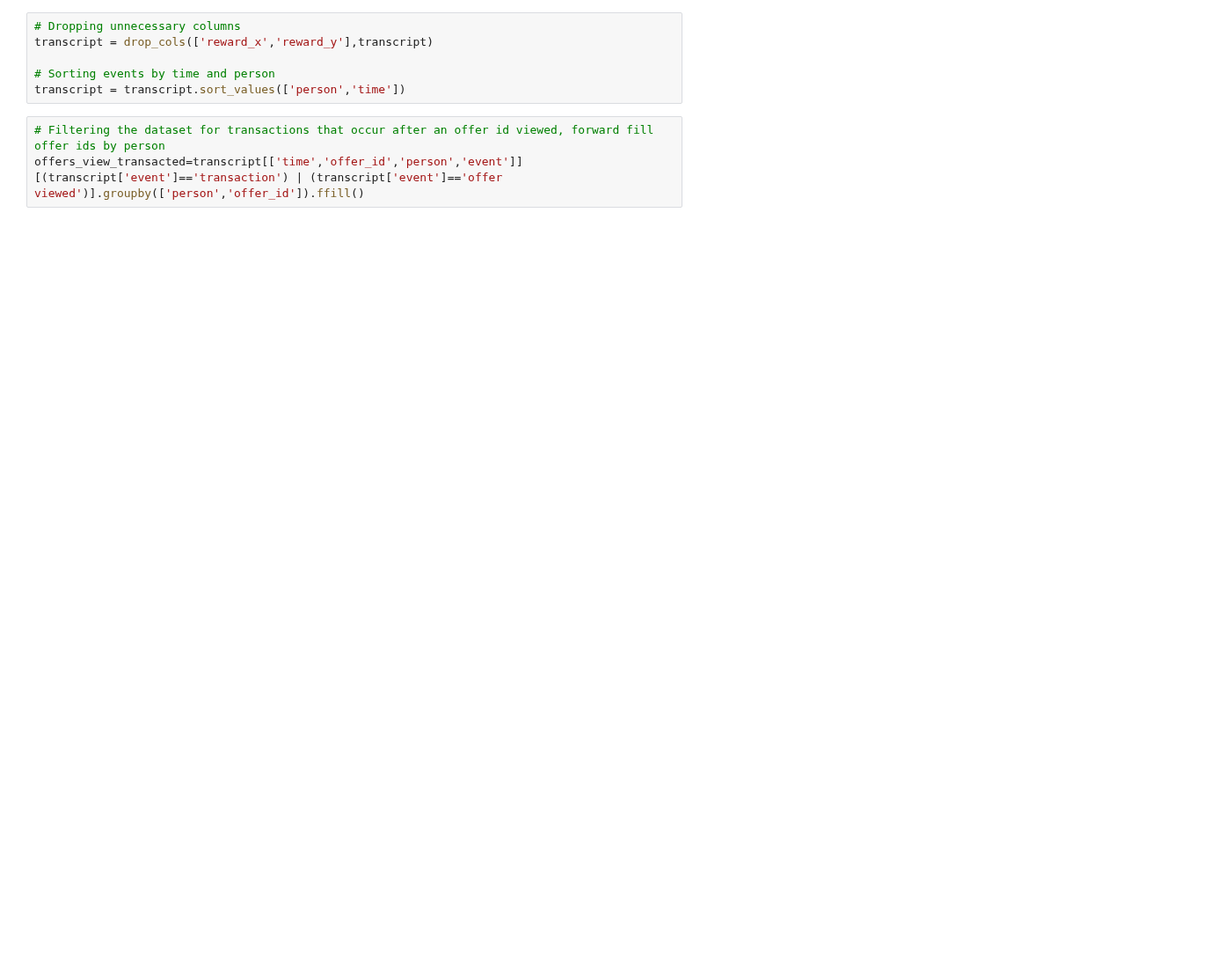
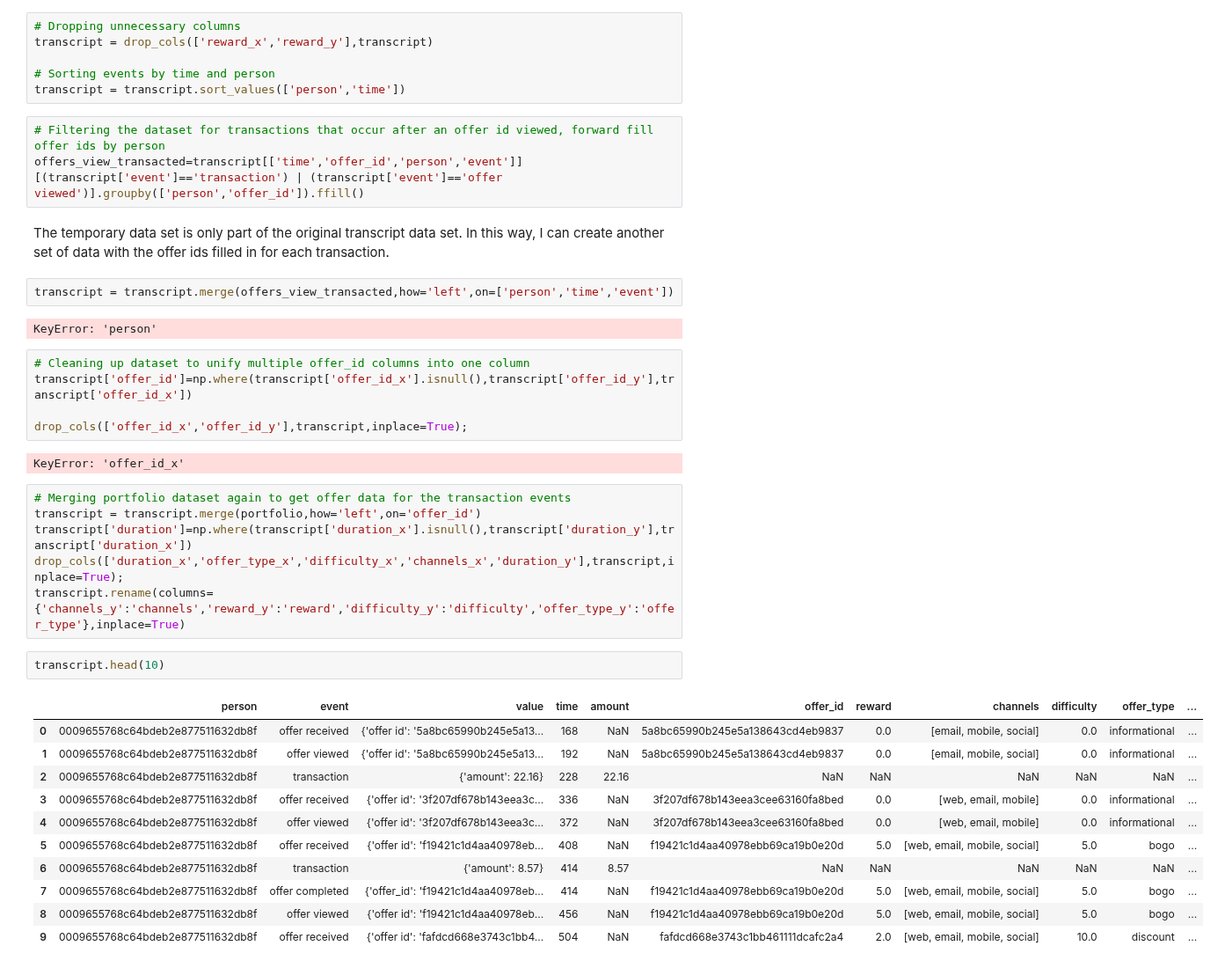
Before and after one commit to HenriqueMartinsPrado/Data-Scientist-Nano-Degree-Udacity, a Jupyter notebook: Capstone Project/StartBucks Project/Starbucks_Capstone_notebook.ipynb, the cells around one changed output. Shown at 88% size. Drawn from its saved outputs; the diff is of its cells as text; blank space fills up the shorter version.

Commit message:
Starbucks Capstone Project - Data Prep

```diff
--- a/Capstone Project/StartBucks Project/Starbucks_Capstone_notebook.ipynb
+++ b/Capstone Project/StartBucks Project/Starbucks_Capstone_notebook.ipynb
@@ -493,3 +493,36 @@ transcript = transcript.sort_values(['person','time'])
 # %%
 # Filtering the dataset for transactions that occur after an offer id viewed, forward fill offer ids by person
 offers_view_transacted=transcript[['time','offer_id','person','event']][(transcript['event']=='transaction') | (transcript['event']=='offer viewed')].groupby(['person','offer_id']).ffill()
+# %% [markdown]
+The temporary data set is only part of the original transcript data set. In this way, I can create another set of data with the offer ids filled in for each transaction.
+# %%
+transcript = transcript.merge(offers_view_transacted,how='left',on=['person','time','event'])
+# %% [output]
+KeyError: 'person'
+# %%
+# Cleaning up dataset to unify multiple offer_id columns into one column
+transcript['offer_id']=np.where(transcript['offer_id_x'].isnull(),transcript['offer_id_y'],transcript['offer_id_x'])
+
+drop_cols(['offer_id_x','offer_id_y'],transcript,inplace=True);
+# %% [output]
+KeyError: 'offer_id_x'
+# %%
+# Merging portfolio dataset again to get offer data for the transaction events
+transcript = transcript.merge(portfolio,how='left',on='offer_id')
+transcript['duration']=np.where(transcript['duration_x'].isnull(),transcript['duration_y'],transcript['duration_x'])
+drop_cols(['duration_x','offer_type_x','difficulty_x','channels_x','duration_y'],transcript,inplace=True);
+transcript.rename(columns={'channels_y':'channels','reward_y':'reward','difficulty_y':'difficulty','offer_type_y':'offer_type'},inplace=True)
+# %%
+transcript.head(10)
+# %% [output]
+|  | person | event | value | time | amount | offer_id | reward | channels | difficulty | offer_type | ... |
+| 0 | 0009655768c64bdeb2e877511632db8f | offer received | {'offer id': '5a8bc65990b245e5a13... | 168 | NaN | 5a8bc65990b245e5a138643cd4eb9837 | 0.0 | [email, mobile, social] | 0.0 | informational | ... |
+| 1 | 0009655768c64bdeb2e877511632db8f | offer viewed | {'offer id': '5a8bc65990b245e5a13... | 192 | NaN | 5a8bc65990b245e5a138643cd4eb9837 | 0.0 | [email, mobile, social] | 0.0 | informational | ... |
+| 2 | 0009655768c64bdeb2e877511632db8f | transaction | {'amount': 22.16} | 228 | 22.16 | NaN | NaN | NaN | NaN | NaN | ... |
+| 3 | 0009655768c64bdeb2e877511632db8f | offer received | {'offer id': '3f207df678b143eea3c... | 336 | NaN | 3f207df678b143eea3cee63160fa8bed | 0.0 | [web, email, mobile] | 0.0 | informational | ... |
+| 4 | 0009655768c64bdeb2e877511632db8f | offer viewed | {'offer id': '3f207df678b143eea3c... | 372 | NaN | 3f207df678b143eea3cee63160fa8bed | 0.0 | [web, email, mobile] | 0.0 | informational | ... |
+| 5 | 0009655768c64bdeb2e877511632db8f | offer received | {'offer id': 'f19421c1d4aa40978eb... | 408 | NaN | f19421c1d4aa40978ebb69ca19b0e20d | 5.0 | [web, email, mobile, social] | 5.0 | bogo | ... |
+| 6 | 0009655768c64bdeb2e877511632db8f | transaction | {'amount': 8.57} | 414 | 8.57 | NaN | NaN | NaN | NaN | NaN | ... |
+| 7 | 0009655768c64bdeb2e877511632db8f | offer completed | {'offer_id': 'f19421c1d4aa40978eb... | 414 | NaN | f19421c1d4aa40978ebb69ca19b0e20d | 5.0 | [web, email, mobile, social] | 5.0 | bogo | ... |
+| 8 | 0009655768c64bdeb2e877511632db8f | offer viewed | {'offer id': 'f19421c1d4aa40978eb... | 456 | NaN | f19421c1d4aa40978ebb69ca19b0e20d | 5.0 | [web, email, mobile, social] | 5.0 | bogo | ... |
+| 9 | 0009655768c64bdeb2e877511632db8f | offer received | {'offer id': 'fafdcd668e3743c1bb4... | 504 | NaN | fafdcd668e3743c1bb461111dcafc2a4 | 2.0 | [web, email, mobile, social] | 10.0 | discount | ... |
```
Also changed, not shown: parts of 8 cells of this notebook, 3 other files.
